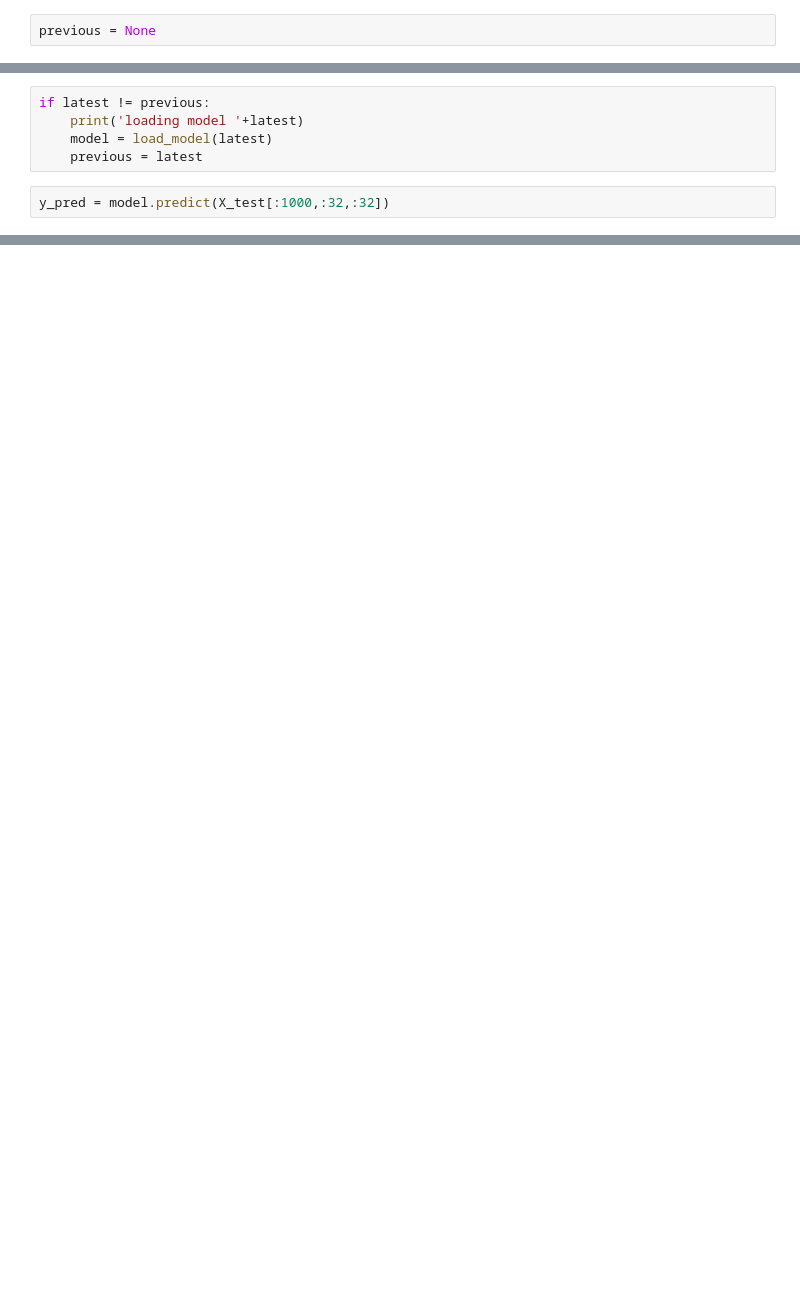
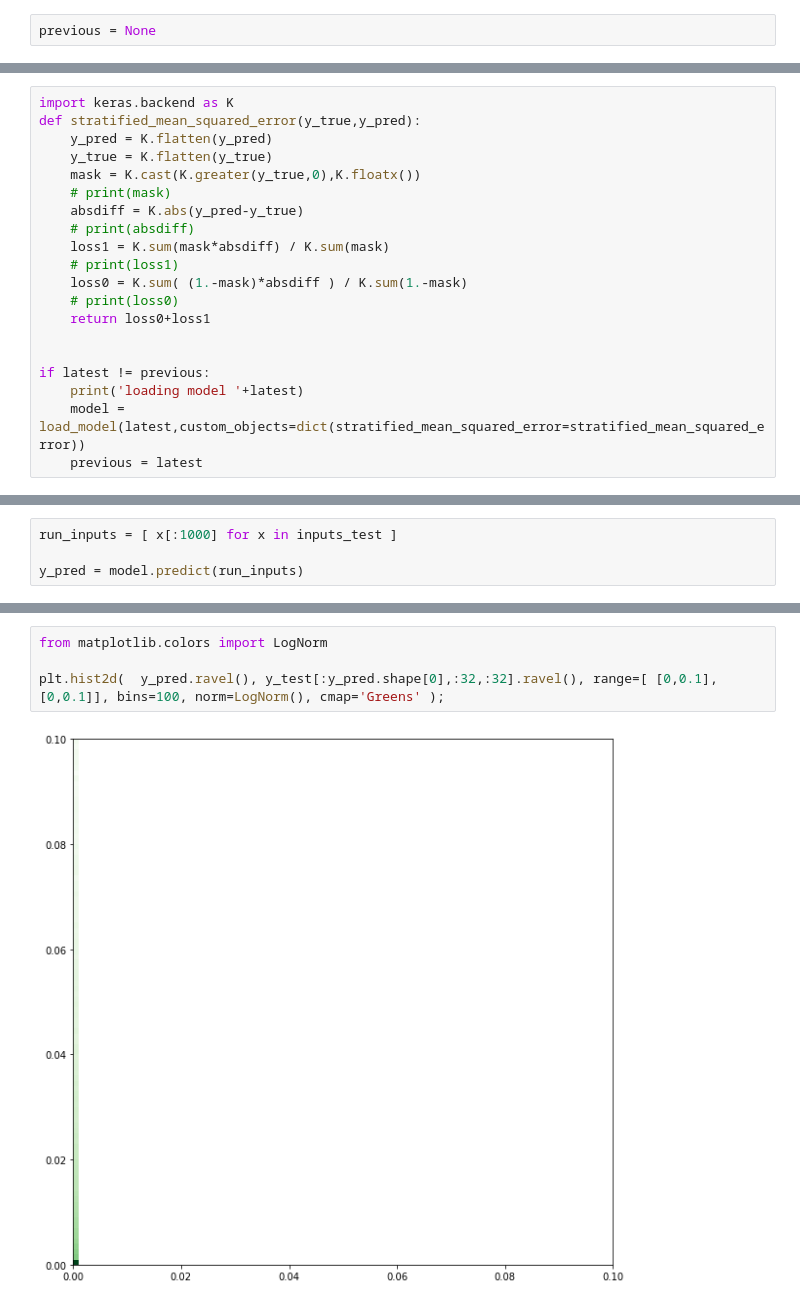
Before and after one commit to musella/Ganja, a Jupyter notebook: GanjaPy/show_predictions.ipynb, the cells around one changed output, grey strips where cells are left out. Saved outputs shown, nothing was run; the diff lists cells and outputs as text; blank space fills up the shorter version.

Commit message:
First round of U-net with ('stratified') L1 loss

```diff
--- a/GanjaPy/show_predictions.ipynb
+++ b/GanjaPy/show_predictions.ipynb
@@ -75,7 +72,20 @@ log/baseline_unnorm/model-00.hdf5
-# %%
-if latest != previous:
-    print('loading model '+latest)
-    model = load_model(latest)
-    previous = latest
-# %%
-y_pred = model.predict(X_test[:1000,:32,:32])
+# %%
+import keras.backend as K
+def stratified_mean_squared_error(y_true,y_pred):
+    y_pred = K.flatten(y_pred)
+    y_true = K.flatten(y_true)
+    mask = K.cast(K.greater(y_true,0),K.floatx())
+    # print(mask)
+    absdiff = K.abs(y_pred-y_true)
+    # print(absdiff)
+    loss1 = K.sum(mask*absdiff) / K.sum(mask)
+    # print(loss1)
+    loss0 = K.sum( (1.-mask)*absdiff ) / K.sum(1.-mask)
+    # print(loss0)
+    return loss0+loss1
+
+
+if latest != previous:
+    print('loading model '+latest)
+    model = load_model(latest,custom_objects=dict(stratified_mean_squared_error=stratified_mean_squared_error))
+    previous = latest
@@ -82,3 +94,7 @@ y_pred = model.predict(X_test[:1000,:32,:32])
+# %%
+run_inputs = [ x[:1000] for x in inputs_test ]
+
+y_pred = model.predict(run_inputs)
 # %%
 def show(img,gen,reco,pred):
     # print(row)
@@ -152,0 +169,6 @@ True True
+# %%
+from matplotlib.colors import LogNorm
+
+plt.hist2d(  y_pred.ravel(), y_test[:y_pred.shape[0],:32,:32].ravel(), range=[ [0,0.1], [0,0.1]], bins=100, norm=LogNorm(), cmap='Greens' );
+# %% [output]
+[figure, added]
```
Also changed, not shown: parts of 20 cells of this notebook, 1 other file.
